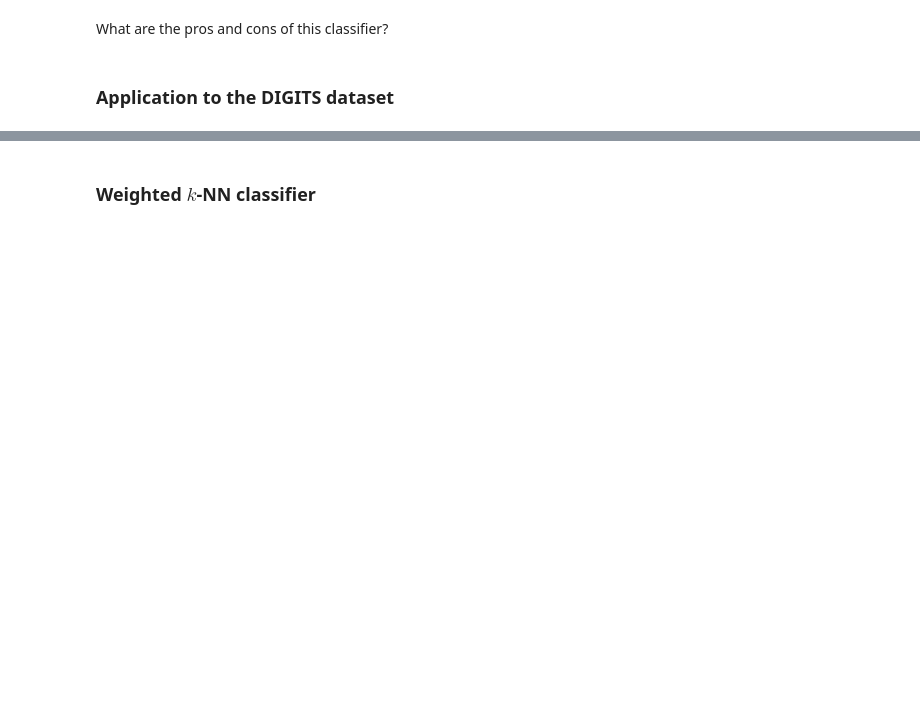
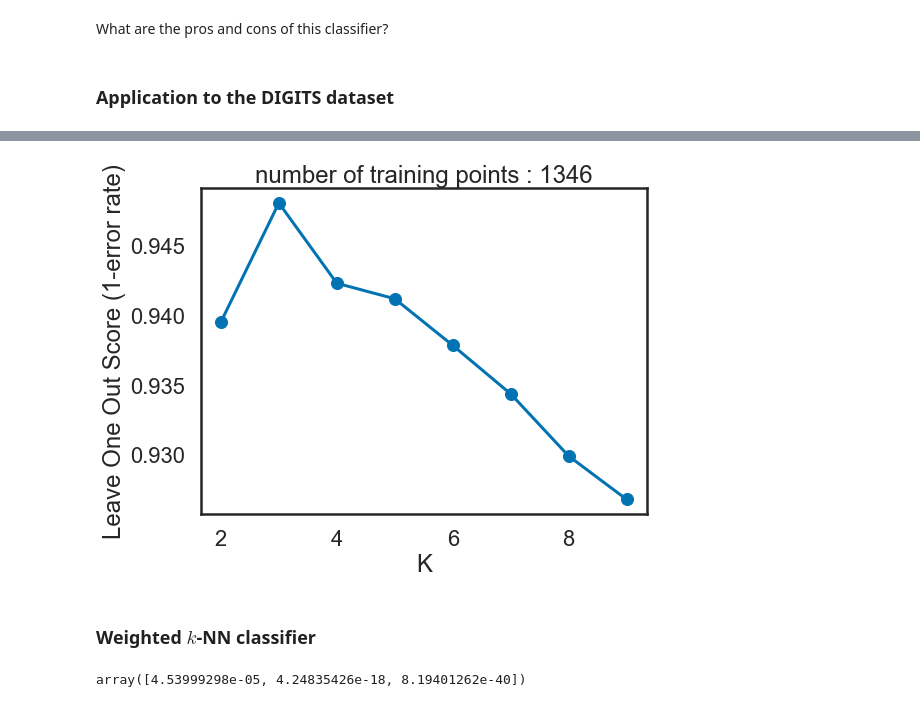
Before and after one commit to Badr-MOUFAD/DataCamp-Emines, a Jupyter notebook: TPknn/KNN_todo_online.ipynb, the cells around one changed output, grey strips where cells are left out. Drawn from its saved outputs; the diff is of its cells as text; code cells hidden in the pictures; blank space fills up the shorter version.

```diff
--- a/TPknn/KNN_todo_online.ipynb
+++ b/TPknn/KNN_todo_online.ipynb
@@ -281,24 +284,23 @@ plt.matshow(conf_mat_normalized)
 # %%
 # Estimate k with cross-validation
 
 # Have a look at the class 'LOOCurve', defined in the source file.
 # LOO stands for Leave One Out
 
 
-loo_curve = # TODO
-# TODO fit it
-# TODO print cross val scores
-
-
-plt.figure()
-# TODO plot curve
+loo_curve = LOOCurve(k_range = list(range(2, 10)))
+loo_curve.fit_curve(X_train, y_train)
+loo_curve.plot()
+# we can see that k = 3 give the best score .
+# %% [output]
+[figure, added]
 # %% [markdown]
 ### Weighted $k$-NN classifier
 # %%
 # Implement weights for the kNN classifier
 
 
-def weights(dist):
+def weights_func(dist):
     """Returns an array of weights, exponentially decreasing in the square
     of the distance.
 
@@ -310,18 +312,14 @@ def weights(dist):
     -------
     weight : array of the same size as dist
     """
-    # TODO: use weights equal to exp(- dist^2 / 0.1)
-    return # TODO
+    #  use weights equal to exp(- dist^2 / 0.1)
+    def f(x):
+        return np.exp(- x**2 / 0.1)
+    vf = np.vectorize(f)
+    return vf(dist)
 
 
-n_neighbors = 5
-wknn = # TODO
-wknn.fit(X_train, Y_train)
-plt.figure(4)
-plot_2d(X_train, Y_train)
-
-
-frontiere_new(knn, X_train, Y_train, w=None, step=50, alpha_choice=1)
-
-
-print(wknn.predict(X_train))
+# test
+weights_func(np.array([1, 2, 3] ))
+# %% [output]
+array([4.53999298e-05, 4.24835426e-18, 8.19401262e-40])
```
Also changed, not shown: parts of 9 cells of this notebook.
